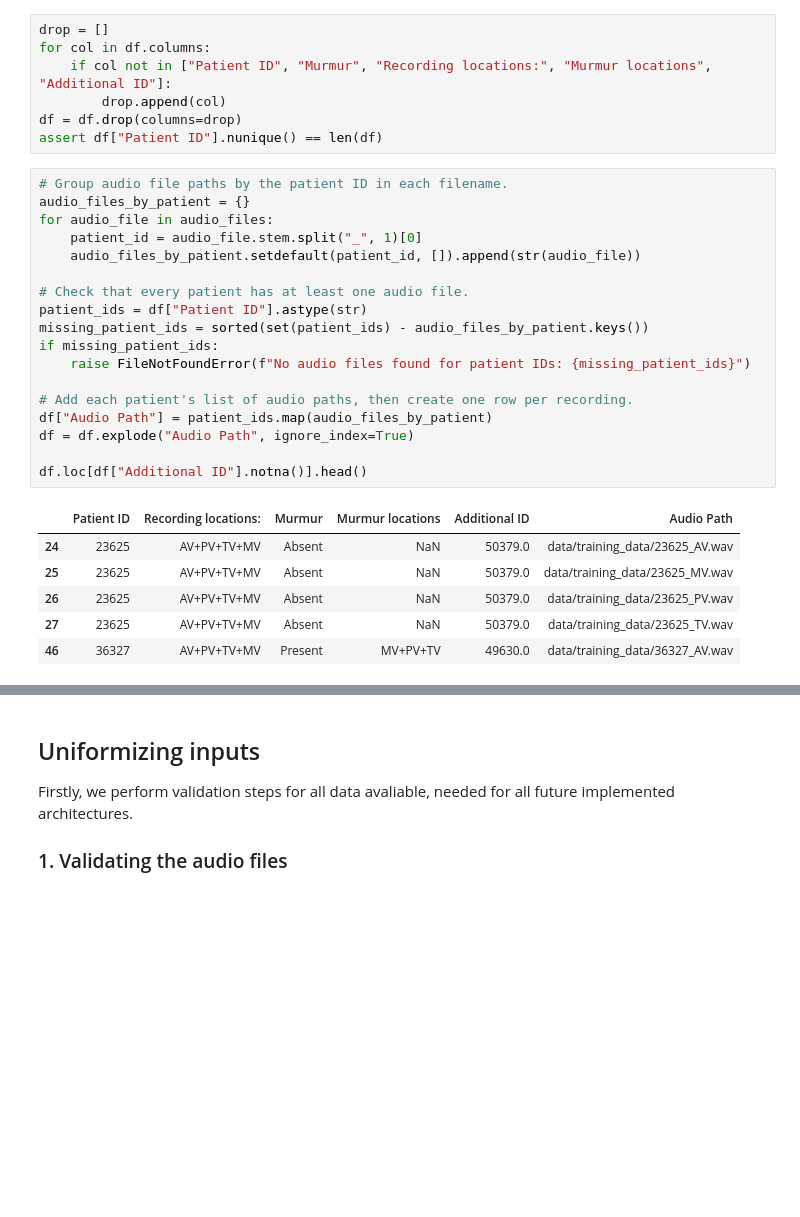
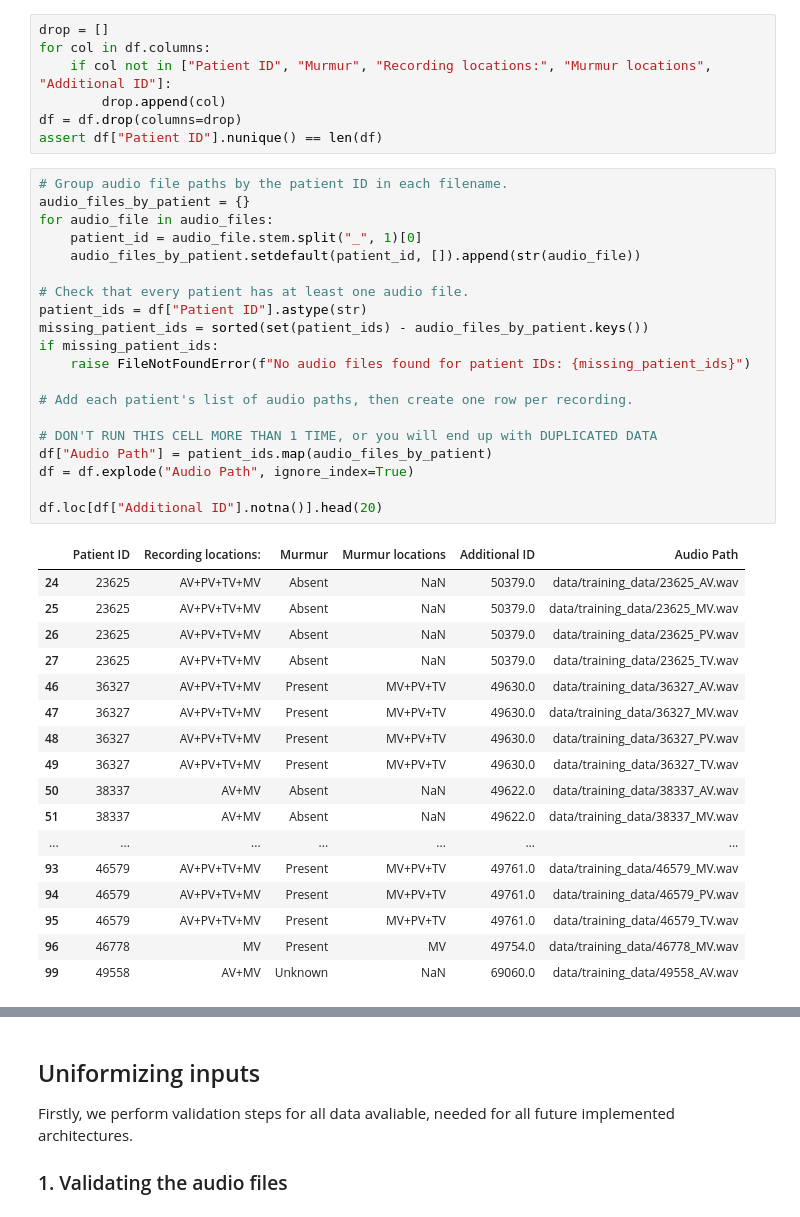
Before and after one commit to anaaaraujoo/heart-murmur-classification, a Jupyter notebook: pre_processment.ipynb, the cells around one changed output, grey strips where cells are left out. Cells and saved outputs as stored; diff of their text form; blank space fills up the shorter version.

```diff
--- a/pre_processment.ipynb
+++ b/pre_processment.ipynb
@@ -38,25 +44,38 @@ assert df["Patient ID"].nunique() == len(df)
 # %%
 # Group audio file paths by the patient ID in each filename.
 audio_files_by_patient = {}
 for audio_file in audio_files:
     patient_id = audio_file.stem.split("_", 1)[0]
     audio_files_by_patient.setdefault(patient_id, []).append(str(audio_file))
 
 # Check that every patient has at least one audio file.
 patient_ids = df["Patient ID"].astype(str)
 missing_patient_ids = sorted(set(patient_ids) - audio_files_by_patient.keys())
 if missing_patient_ids:
     raise FileNotFoundError(f"No audio files found for patient IDs: {missing_patient_ids}")
 
 # Add each patient's list of audio paths, then create one row per recording.
+
+# DON'T RUN THIS CELL MORE THAN 1 TIME, or you will end up with DUPLICATED DATA
 df["Audio Path"] = patient_ids.map(audio_files_by_patient)
 df = df.explode("Audio Path", ignore_index=True)
 
-df.loc[df["Additional ID"].notna()].head()
+df.loc[df["Additional ID"].notna()].head(20)
 # %% [output]
 |  | Patient ID | Recording locations: | Murmur | Murmur locations | Additional ID | Audio Path |
 | 24 | 23625 | AV+PV+TV+MV | Absent | NaN | 50379.0 | data/training_data/23625_AV.wav |
 | 25 | 23625 | AV+PV+TV+MV | Absent | NaN | 50379.0 | data/training_data/23625_MV.wav |
 | 26 | 23625 | AV+PV+TV+MV | Absent | NaN | 50379.0 | data/training_data/23625_PV.wav |
 | 27 | 23625 | AV+PV+TV+MV | Absent | NaN | 50379.0 | data/training_data/23625_TV.wav |
 | 46 | 36327 | AV+PV+TV+MV | Present | MV+PV+TV | 49630.0 | data/training_data/36327_AV.wav |
+| 47 | 36327 | AV+PV+TV+MV | Present | MV+PV+TV | 49630.0 | data/training_data/36327_MV.wav |
+| 48 | 36327 | AV+PV+TV+MV | Present | MV+PV+TV | 49630.0 | data/training_data/36327_PV.wav |
+| 49 | 36327 | AV+PV+TV+MV | Present | MV+PV+TV | 49630.0 | data/training_data/36327_TV.wav |
+| 50 | 38337 | AV+MV | Absent | NaN | 49622.0 | data/training_data/38337_AV.wav |
+| 51 | 38337 | AV+MV | Absent | NaN | 49622.0 | data/training_data/38337_MV.wav |
+| ... | ... | ... | ... | ... | ... | ... |
+| 93 | 46579 | AV+PV+TV+MV | Present | MV+PV+TV | 49761.0 | data/training_data/46579_MV.wav |
+| 94 | 46579 | AV+PV+TV+MV | Present | MV+PV+TV | 49761.0 | data/training_data/46579_PV.wav |
+| 95 | 46579 | AV+PV+TV+MV | Present | MV+PV+TV | 49761.0 | data/training_data/46579_TV.wav |
+| 96 | 46778 | MV | Present | MV | 49754.0 | data/training_data/46778_MV.wav |
+| 99 | 49558 | AV+MV | Unknown | NaN | 69060.0 | data/training_data/49558_AV.wav |
```
Also changed, not shown: parts of 18 cells of this notebook, 1 other file.
